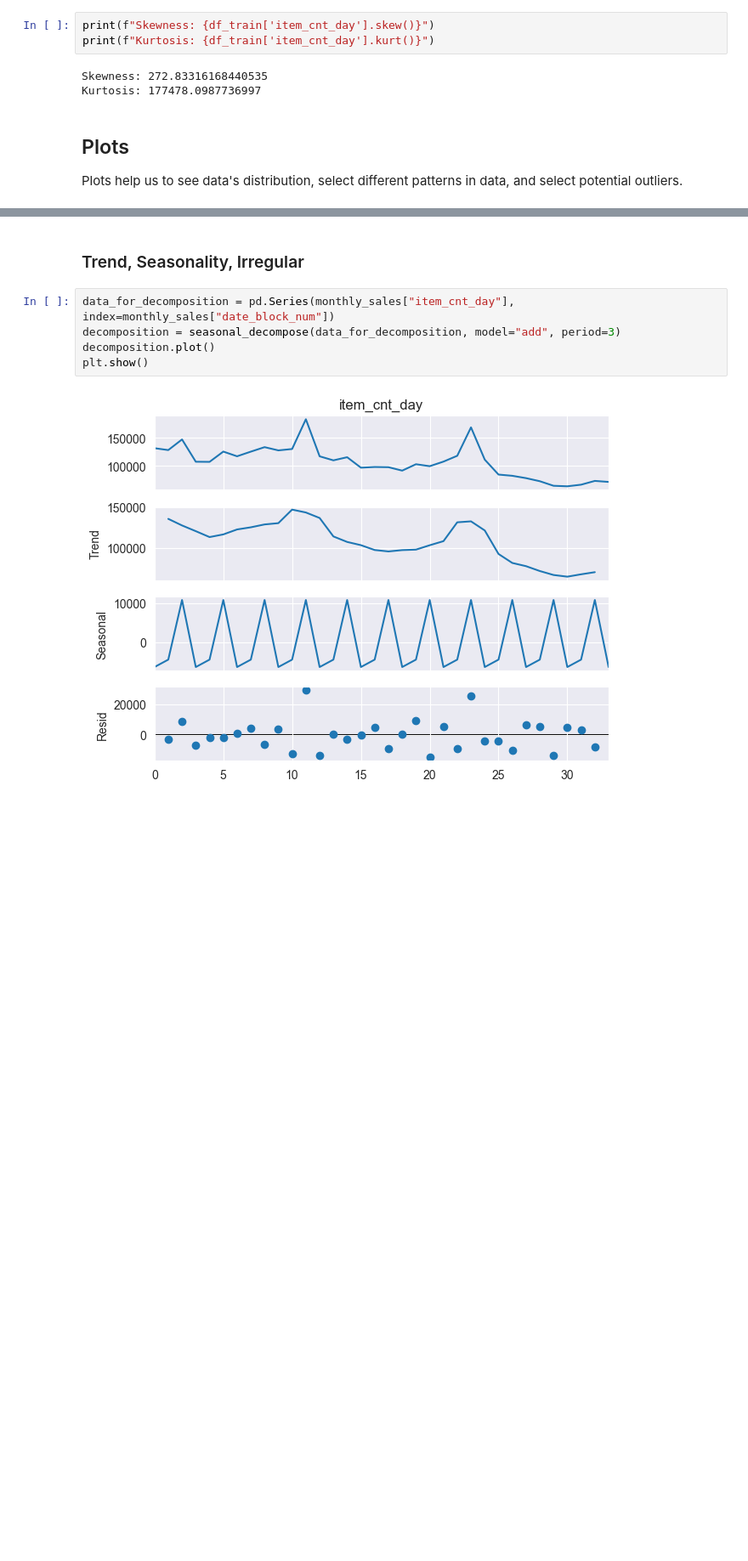
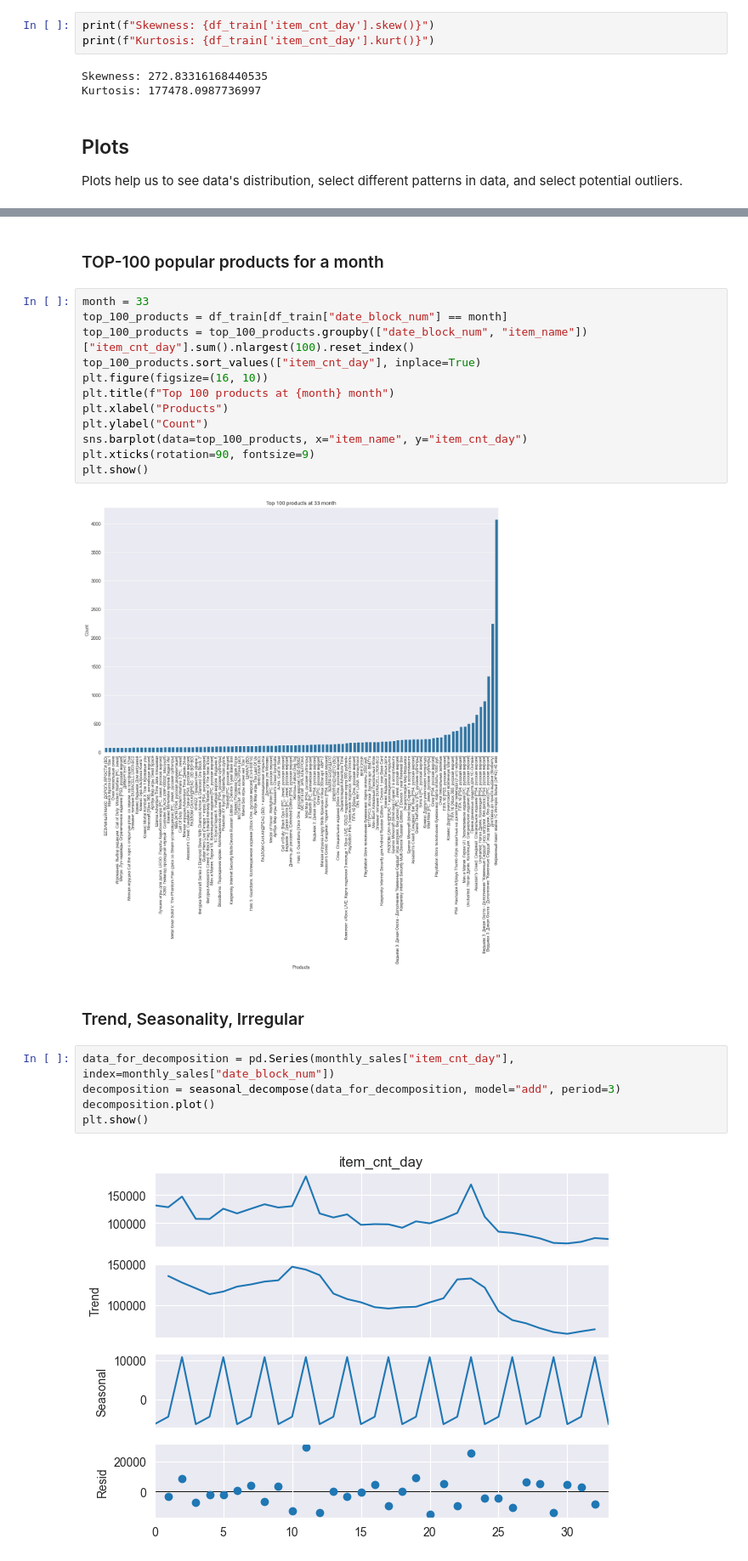
Before and after one commit to Akevilli/Internship, a Jupyter notebook: EDA.ipynb, the cells around one changed output, grey strips where cells are left out. Shown at 85% size. Saved outputs shown, nothing was run; the diff lists cells and outputs as text; blank space fills up the shorter version.

```diff
--- a/EDA.ipynb
+++ b/EDA.ipynb
@@ -138,3 +173,19 @@ plt.show()
+# %% [markdown]
+### TOP-100 popular products for a month
+# %%
+month = 33
+top_100_products = df_train[df_train["date_block_num"] == month]
+top_100_products = top_100_products.groupby(["date_block_num", "item_name"])["item_cnt_day"].sum().nlargest(100).reset_index()
+top_100_products.sort_values(["item_cnt_day"], inplace=True)
+plt.figure(figsize=(16, 10))
+plt.title(f"Top 100 products at {month} month")
+plt.xlabel("Products")
+plt.ylabel("Count")
+sns.barplot(data=top_100_products, x="item_name", y="item_cnt_day")
+plt.xticks(rotation=90, fontsize=9)
+plt.show()
+# %% [output]
+[figure, added]
 # %% [markdown]
 ### Trend, Seasonality, Irregular
 # %%
```
Also changed, not shown: parts of 20 cells of this notebook.
